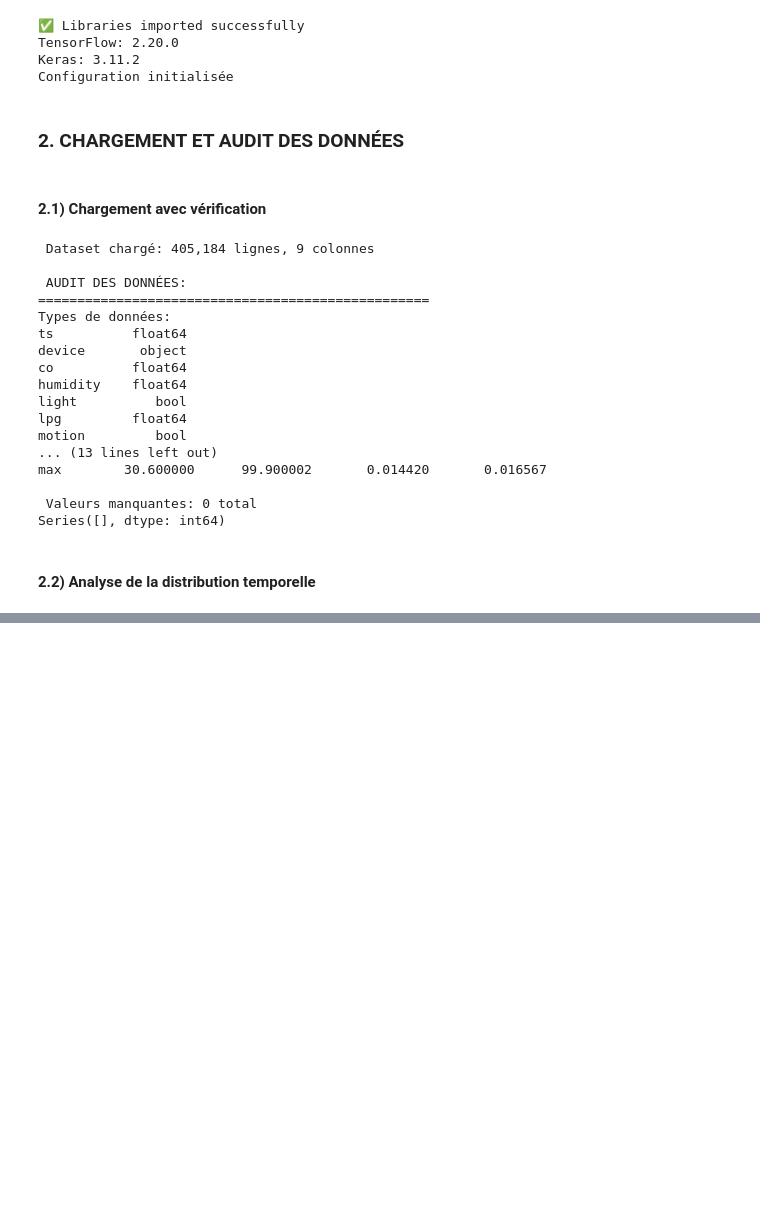
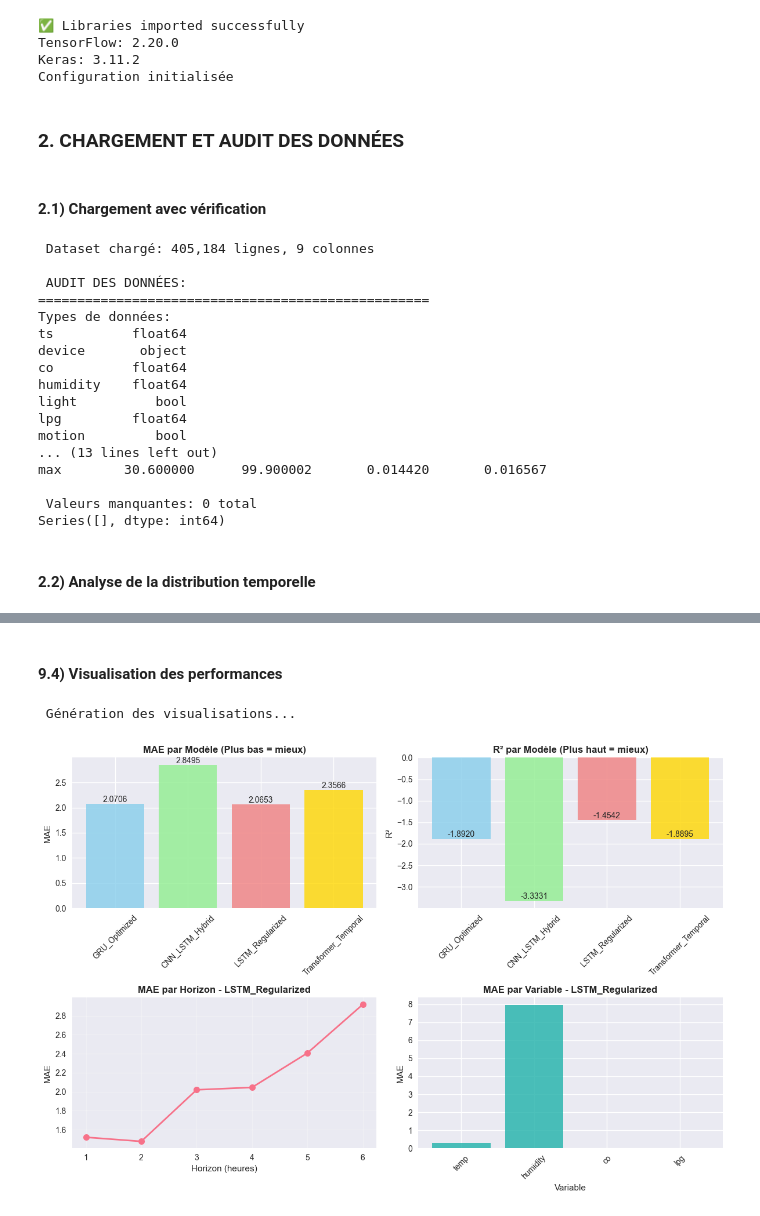
Before and after one commit to Macky0101/classification_dimage_et_Predic_ST, a Jupyter notebook: Predict_serie_temp_Version_4.ipynb, the cells around one changed output, grey strips where cells are left out. Saved outputs shown, nothing was run; the diff lists cells and outputs as text; code cells hidden in the pictures; blank space fills up the shorter version.

```diff
--- a/Predict_serie_temp_Version_4.ipynb
+++ b/Predict_serie_temp_Version_4.ipynb
@@ -175,0 +826,17 @@ Series([], dtype: int64)
+# %%
+# Scaler pour les features (fit UNIQUEMENT sur train)
+scaler_X = RobustScaler()  # Robust aux outliers
+X_train_scaled = scaler_X.fit_transform(X_train)
+X_val_scaled = scaler_X.transform(X_val)
+X_test_scaled = scaler_X.transform(X_test)
+
+# Scaler pour les targets (fit UNIQUEMENT sur train)
+scaler_y = MinMaxScaler()
+y_train_scaled = scaler_y.fit_transform(y_train)
+y_val_scaled = scaler_y.transform(y_val)
+y_test_scaled = scaler_y.transform(y_test)
+
+print(" Normalisation terminée SANS data leakage:")
+print(f"   • X_train: {X_train_scaled.shape} (scaler fit sur train)")
+print(f"   • X_val:   {X_val_scaled.shape} (transformé avec scaler train)")
+print(f"   • X_test:  {X_test_scaled.shape} (transformé avec scaler train)")
@@ -175,0 +2626,60 @@ Series([], dtype: int64)
+# %% [markdown]
+#### 9.4) Visualisation des performances
+# %%
+print(f"\n Génération des visualisations...")
+
+# Graphique 1: Comparaison des MAE par modèle
+plt.figure(figsize=(12, 8))
+
+# Sous-graphique 1: MAE global
+plt.subplot(2, 2, 1)
+mae_values = [result['global_metrics']['mae'] for result in test_results.values()]
+model_names = list(test_results.keys())
+colors = ['skyblue', 'lightgreen', 'lightcoral', 'gold']
+
+bars = plt.bar(model_names, mae_values, color=colors, alpha=0.8)
+plt.title('MAE par Modèle (Plus bas = mieux)', fontweight='bold')
+plt.ylabel('MAE')
+plt.xticks(rotation=45)
+
+# Ajout des valeurs sur les barres
+for bar, value in zip(bars, mae_values):
+    plt.text(bar.get_x() + bar.get_width()/2, bar.get_height() + 0.001,
+             f'{value:.4f}', ha='center', va='bottom')
+
+# Sous-graphique 2: R² par modèle
+plt.subplot(2, 2, 2)
+r2_values = [result['global_metrics']['r2'] for result in test_results.values()]
+
+bars = plt.bar(model_names, r2_values, color=colors, alpha=0.8)
+plt.title('R² par Modèle (Plus haut = mieux)', fontweight='bold')
+plt.ylabel('R²')
+plt.xticks(rotation=45)
+
+for bar, value in zip(bars, r2_values):
+    plt.text(bar.get_x() + bar.get_width()/2, bar.get_height() + 0.01,
+             f'{value:.4f}', ha='center', va='bottom')
+
+# Sous-graphique 3: MAE par horizon pour le meilleur modèle
+plt.subplot(2, 2, 3)
+horizons = range(1, FORECAST_HORIZON + 1)
+plt.plot(horizons, best_test_result['mae_per_horizon'], 'o-', linewidth=2, markersize=8)
+plt.title(f'MAE par Horizon - {best_test_model}', fontweight='bold')
+plt.xlabel('Horizon (heures)')
+plt.ylabel('MAE')
+plt.grid(True, alpha=0.3)
+
+# Sous-graphique 4: Comparaison par variable pour le meilleur modèle
+plt.subplot(2, 2, 4)
+mae_per_var = [best_test_result['variable_metrics'][col]['mae'] for col in TARGET_COLS]
+plt.bar(TARGET_COLS, mae_per_var, color='lightseagreen', alpha=0.8)
+plt.title(f'MAE par Variable - {best_test_model}', fontweight='bold')
+plt.xlabel('Variable')
+plt.ylabel('MAE')
+plt.xticks(rotation=45)
+
+plt.tight_layout()
+plt.show()
+# %% [output]
+ Génération des visualisations...
+[figure, added]
```
Also changed, not shown: parts of 75 cells of this notebook, 10 other files.
